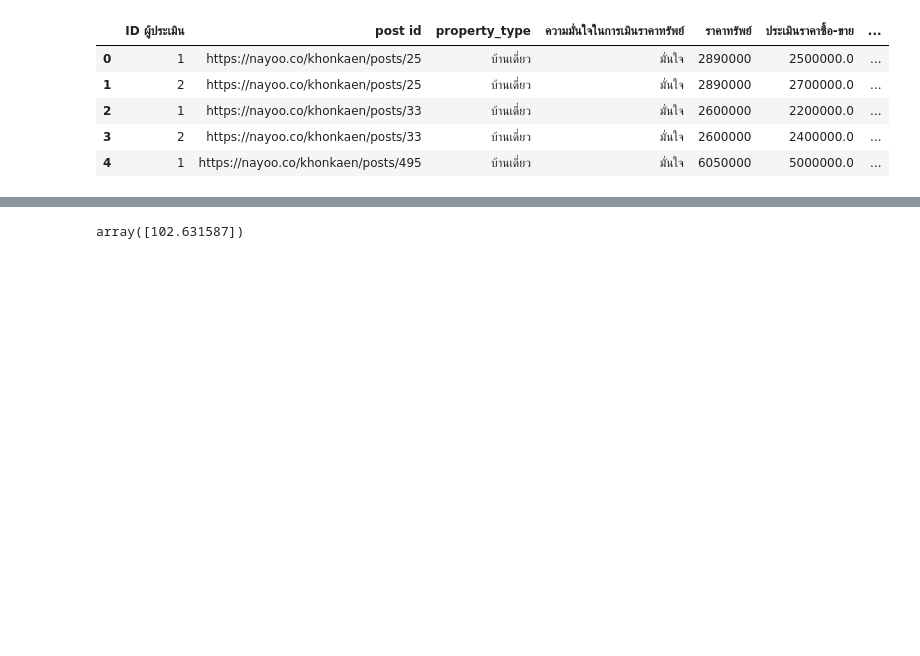
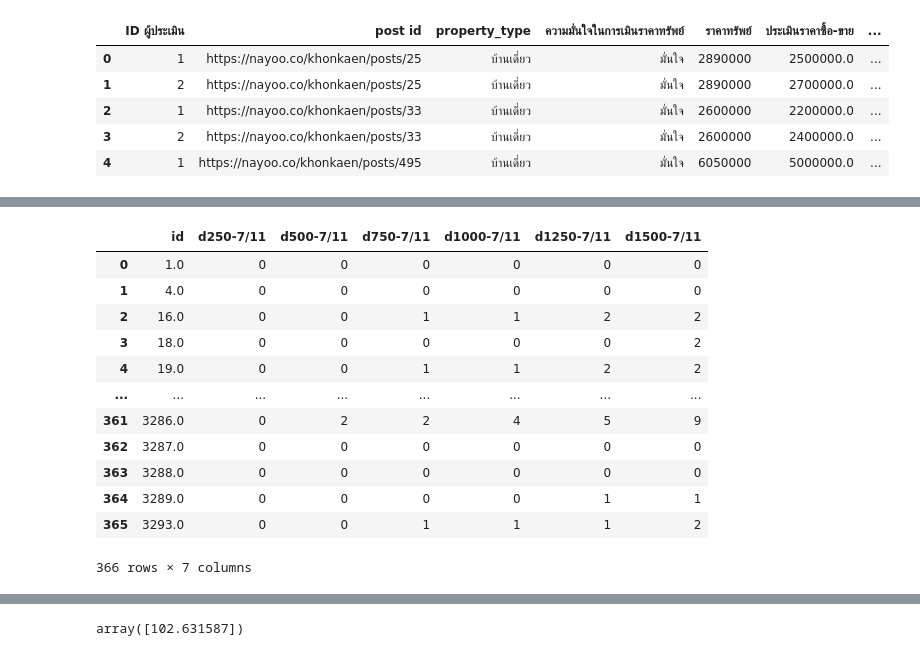
Before and after one commit to Supansapkb/bsc_dpdm22, a Jupyter notebook: midterm_dpdm22.ipynb, the cells around one changed output, grey strips where cells are left out. Cells and saved outputs as stored; diff of their text form; code cells hidden in the pictures; blank space fills up the shorter version.

```diff
--- a/midterm_dpdm22.ipynb
+++ b/midterm_dpdm22.ipynb
@@ -101,0 +392,3 @@ this_seven
+# %%
+h_lat=this_home['latitude'].values[0]
+h_long=this_home['longitude'].values[0]
@@ -101,0 +444,10 @@ this_seven
+# %%
+record_dict = {}
+record_dict['id'] = id
+record_dict['d250-7/11'] = sum(np.array(seven_dist) < 250)
+record_dict['d500-7/11'] = sum(np.array(seven_dist) < 500)
+record_dict['d750-7/11'] = sum(np.array(seven_dist) < 750)
+record_dict['d1000-7/11'] = sum(np.array(seven_dist) < 1000)
+record_dict['d1250-7/11'] = sum(np.array(seven_dist) < 1250)
+record_dict['d1500-7/11'] = sum(np.array(seven_dist) < 1500)
+record_dict
@@ -101,0 +484,24 @@ this_seven
+# %%
+record_list = list()
+for id in home2['id']:
+    print(id)
+    this_home = home2[home2['id']== id]
+    h_lat=this_home['latitude'].values[0]
+    h_long=this_home['longitude'].values[0]
+    this_seven = seven_id[str(int(id))]
+    seven_dist=list()
+    loc1 = [h_lat,h_long]
+    for seven in this_seven:
+        loc2 = [seven['lat'],seven['lng']]
+        dist = geopy.distance.geodesic(loc1,loc2).m
+        seven_dist.append(dist)
+
+    record_dict = {}
+    record_dict['id'] = id
+    record_dict['d250-7/11'] = sum(np.array(seven_dist) < 250)
+    record_dict['d500-7/11'] = sum(np.array(seven_dist) < 500)
+    record_dict['d750-7/11'] = sum(np.array(seven_dist) < 750)
+    record_dict['d1000-7/11'] = sum(np.array(seven_dist) < 1000)
+    record_dict['d1250-7/11'] = sum(np.array(seven_dist) < 1250)
+    record_dict['d1500-7/11'] = sum(np.array(seven_dist) < 1500)
+    record_list.append(record_dict)
@@ -101,0 +527,18 @@ this_seven
+# %%
+final_table = pd.DataFrame(record_list)
+# %%
+final_table
+# %% [output]
+|  | id | d250-7/11 | d500-7/11 | d750-7/11 | d1000-7/11 | d1250-7/11 | d1500-7/11 |
+| 0 | 1.0 | 0 | 0 | 0 | 0 | 0 | 0 |
+| 1 | 4.0 | 0 | 0 | 0 | 0 | 0 | 0 |
+| 2 | 16.0 | 0 | 0 | 1 | 1 | 2 | 2 |
+| 3 | 18.0 | 0 | 0 | 0 | 0 | 0 | 2 |
+| 4 | 19.0 | 0 | 0 | 1 | 1 | 2 | 2 |
+| ... | ... | ... | ... | ... | ... | ... | ... |
+| 361 | 3286.0 | 0 | 2 | 2 | 4 | 5 | 9 |
+| 362 | 3287.0 | 0 | 0 | 0 | 0 | 0 | 0 |
+| 363 | 3288.0 | 0 | 0 | 0 | 0 | 0 | 0 |
+| 364 | 3289.0 | 0 | 0 | 0 | 0 | 1 | 1 |
+| 365 | 3293.0 | 0 | 0 | 1 | 1 | 1 | 2 |
+366 rows × 7 columns
```
Also changed, not shown: parts of 76 cells of this notebook.
